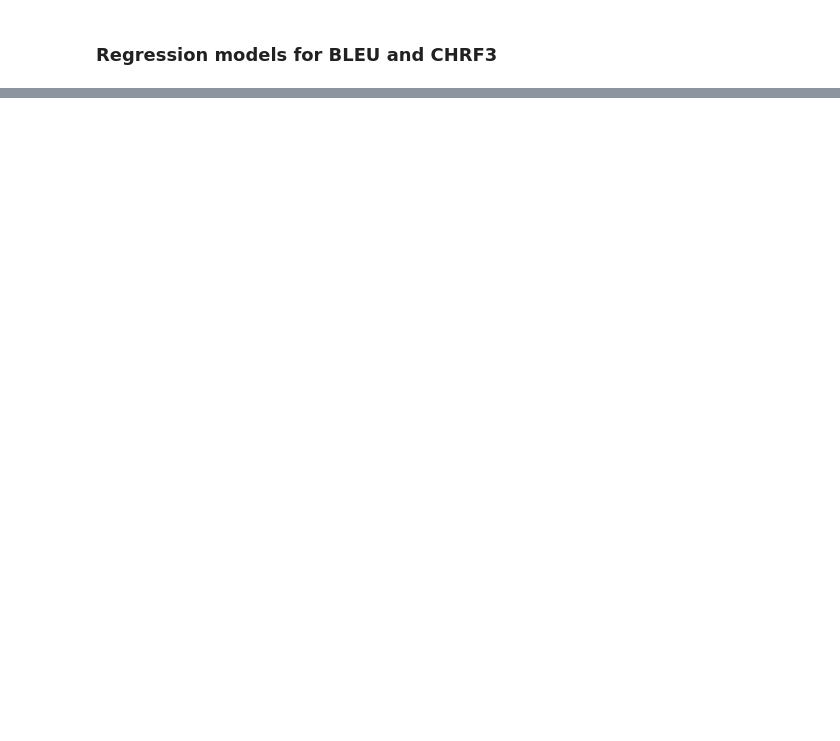
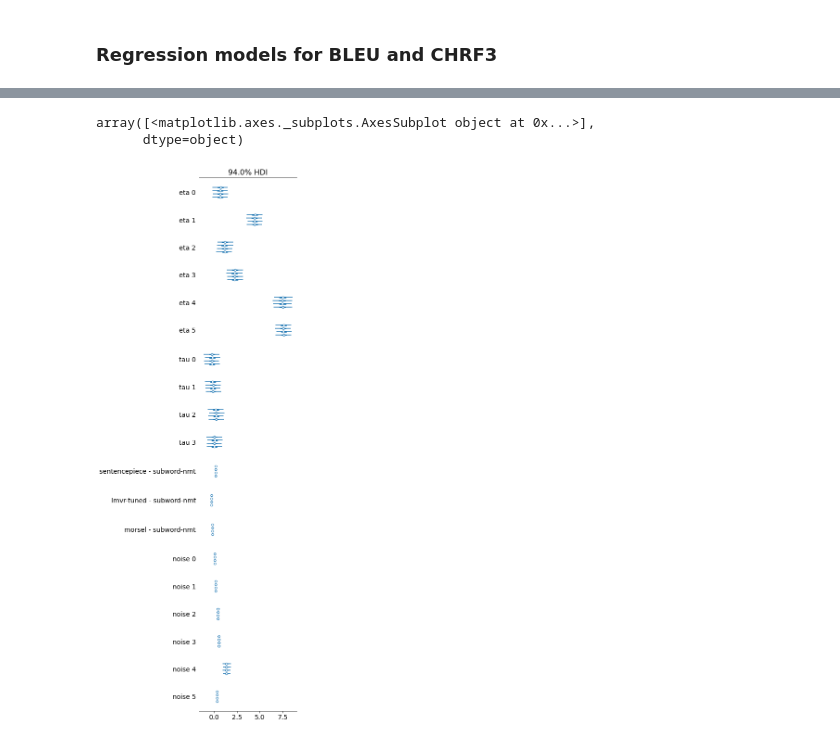
Before and after one commit to j0ma/flores, a Jupyter notebook: combined-results-analysis.ipynb, the cells around one changed output, grey strips where cells are left out. Drawn from its saved outputs; the diff is of its cells as text; code cells hidden in the pictures; blank space fills up the shorter version.

```diff
--- a/combined-results-analysis.ipynb
+++ b/combined-results-analysis.ipynb
@@ -296,3 +322,9 @@ array([<matplotlib.axes._subplots.AxesSubplot object at 0x...>],
+# %%
+pm.forestplot(posterior_bleu_a)
+# %% [output]
+array([<matplotlib.axes._subplots.AxesSubplot object at 0x...>],
+      dtype=object)
+[figure, added]
 # %%
 pm.traceplot(posterior_bleu_a)
 # %% [output]
```
Also changed, not shown: parts of 67 cells of this notebook.
